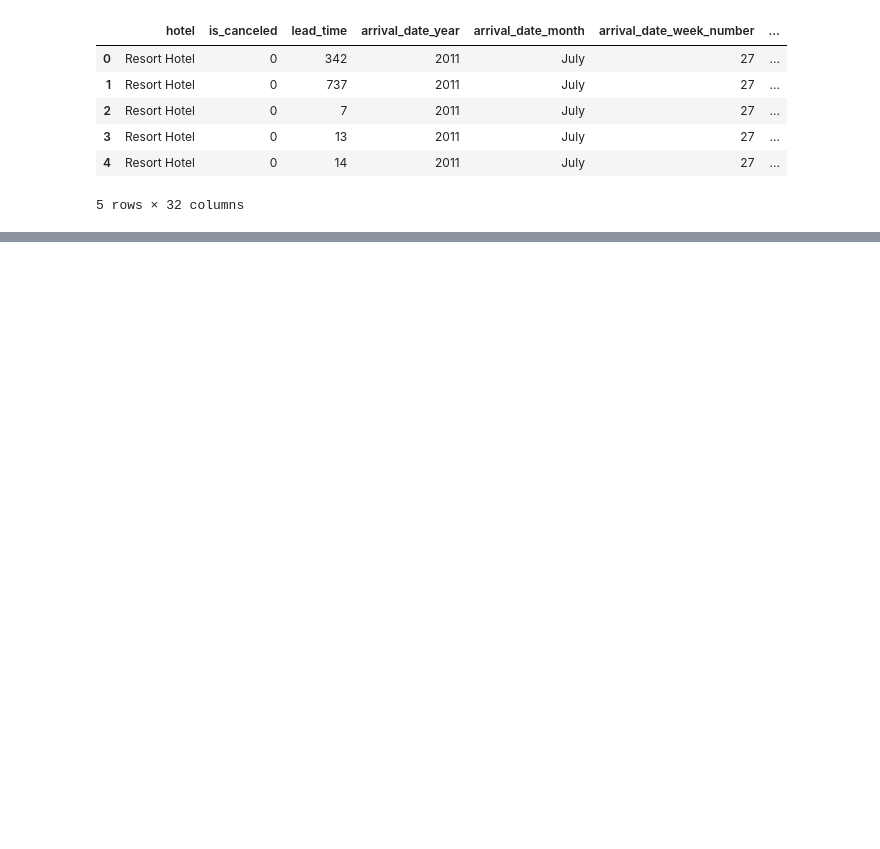
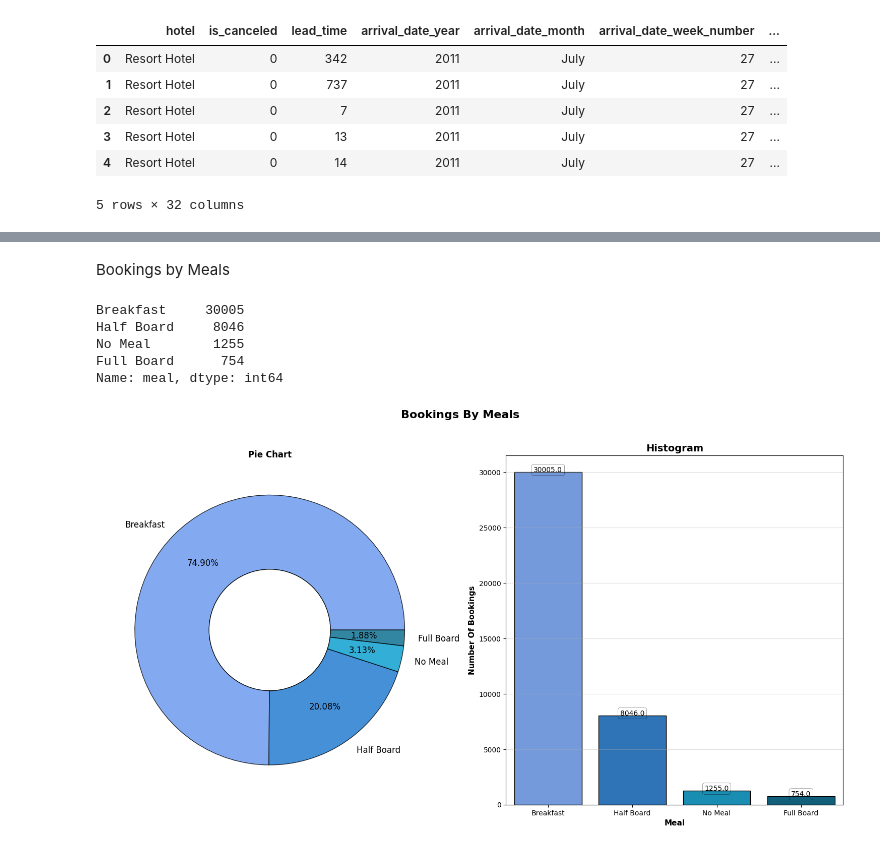
Before and after one commit to San-Maansson/DachaResort, a Jupyter notebook: DachaResort.ipynb, the cells around one changed output, grey strips where cells are left out. Cells and saved outputs as stored; diff of their text form; code cells hidden in the pictures; blank space fills up the shorter version.

```diff
--- a/DachaResort.ipynb
+++ b/DachaResort.ipynb
@@ -42,0 +237,40 @@ dtype: int64
+# %%
+df["meal"].replace(["Undefined", "BB", "FB", "HB", "SC" ],
+["No Meal", "Breakfast", "Full Board", "Half Board", "No Meal"], inplace = True)
+# %% [markdown]
+Bookings by Meals
+# %%
+colors = ["#6495ED", "#1874CD", "#009ACD", "#00688B"]
+labels = ["Breakfast", "Half Board", "No Meal", "Full Board"]
+order = df['meal'].value_counts().index
+plt.figure(figsize = (19, 9))
+plt.suptitle('Bookings By Meals', fontweight = 'heavy', fontsize = '16',
+            fontfamily = 'sans-serif', color = "black")
+# Pie Chart
+plt.subplot(1, 2, 1)
+plt.title('Pie Chart', fontweight = 'bold', fontfamily = "sans-serif", color = 'black')
+plt.pie(df["meal"].value_counts(), pctdistance = 0.7, autopct = '%.2f%%', labels = labels, colors = colors,
+wedgeprops = dict(alpha = 0.8, edgecolor = "black"), textprops = {'fontsize': 12})
+centre = plt.Circle((0,0), 0.45, fc = "white", edgecolor = "black")
+plt.gcf().gca().add_artist(centre)
+# Histogram
+countplt = plt.subplot(1, 2, 2)
+plt.title("Histogram", fontweight = "bold", fontsize = 14,
+        fontfamily = "sans-serif", color = 'black')
+ax = sns.countplot(x = "meal", data = df, order = order, edgecolor = "black", palette = colors)
+for rect in ax.patches:
+    ax.text(rect.get_x() + rect.get_width()/2, rect.get_height() + 4.25, rect.get_height(),
+    horizontalalignment="center", fontsize = 10, bbox = dict(facecolor = "none", edgecolor = "black",
+    linewidth = 0.25, boxstyle = "round"))
+plt.xlabel("Meal", fontweight = "bold", fontsize = 11, fontfamily = "sans-serif", color = "black")
+plt.ylabel("Number Of Bookings", fontweight = "bold", fontsize = 11, fontfamily = "sans-serif", color = "black")
+plt.grid(axis = "y", alpha = 0.4)
+
+df['meal'].value_counts()
+# %% [output]
+Breakfast     30005
+Half Board     8046
+No Meal        1255
+Full Board      754
+Name: meal, dtype: int64
+[figure, added]
```
Also changed, not shown: parts of 51 cells of this notebook, 1 other file.
